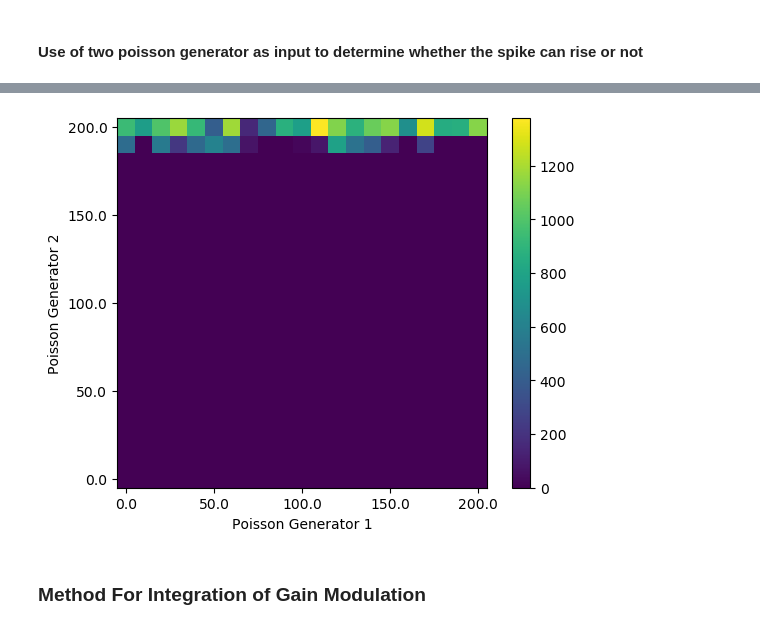
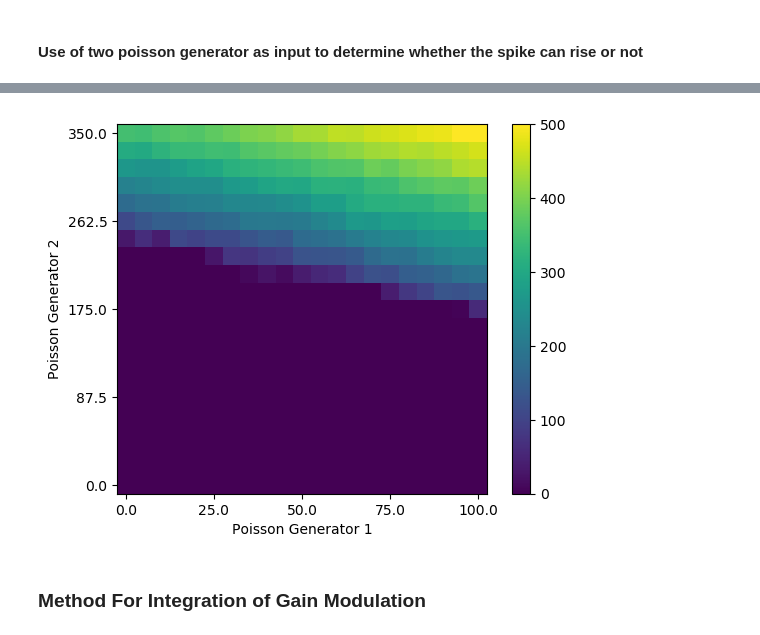
Before and after one commit to aung9htet/counting_snn, a Jupyter notebook: subitization_notebook.ipynb, the cells around one changed output, grey strips where cells are left out. Drawn from its saved outputs; the diff is of its cells as text; code cells hidden in the pictures.

```diff
--- a/subitization_notebook.ipynb
+++ b/subitization_notebook.ipynb
@@ -477,7 +477,7 @@ def test_tau_generator(tau_m, rate):
     return len(spike_recorder.get("events")["times"])/10, multimeter.get()
 # %%
 plt.figure()
-tau_range = np.linspace(1, 1.4, 11)
+tau_range = np.linspace(1, 2, 11)
 rate_range = range(0, 200, 10)
 record_fr = np.empty(0)
 for tau in tau_range:
@@ -567,14 +567,14 @@ def test_gain_mod(rate1, rate2, weight1, weight2):
     nest.Simulate(10000)
 
     # print(spike_recorder.get("events")["times"])
-    return len(spike_recorder.get("events")["times"]), multimeter.get()
+    return len(spike_recorder.get("events")["times"])/10, multimeter.get()
 # %%
 fig, axs = plt.subplots(10,10)
 max_range = 200
 min_range = 0
 no_of_test = 21
-w1_list = np.linspace(0.1, 1, 10)
-w2_list = np.linspace(0.1, 1, 10)
+w1_list = np.linspace(1, 1.5, 10)
+w2_list = np.linspace(1, 1.5, 10)
 for w1 in range(10):
     for w2 in range(10):
         print(w1_list[w1],w2_list[w2])
@@ -598,24 +613,24 @@ KeyboardInterrupt:
 # %%
-max_range = 200
+max_range = 350
 min_range = 0
 no_of_test = 21
 rate1_range = np.linspace(max_range,min_range, no_of_test)
-rate2_range = np.linspace(min_range,max_range, no_of_test)
+rate2_range = np.linspace(min_range, 130, no_of_test)
 record_fr = np.empty((len(rate1_range), len(rate2_range)))
 for r1_i in range(len(rate1_range)):
     for r2_i in range(len(rate2_range)):
-        fr, _ = test_gain_mod(rate1_range[r1_i], rate2_range[r2_i], 2.3, 0)
+        fr, _ = test_gain_mod(rate1_range[r1_i], rate2_range[r2_i], 1.5, 0.9)
         record_fr[r1_i][r2_i] = fr
 plt.figure()
 plt.imshow(record_fr)
 plt.xlabel("Poisson Generator 1")
 plt.ylabel("Poisson Generator 2")
-plt.xticks(ticks=np.linspace(0, no_of_test - 1,5), labels=np.linspace(min_range, max_range, 5))
+plt.xticks(ticks=np.linspace(0, no_of_test - 1,5), labels=np.linspace(min_range, 100, 5))
 plt.yticks(ticks=np.linspace(0, no_of_test - 1,5), labels=np.linspace(max_range, min_range, 5))
 plt.colorbar()
 plt.show()
 # %% [output]
-[figure, old version]
+[figure, new version]
 # %% [markdown]
 ### Method For Integration of Gain Modulation
 # %%
```
Also changed, not shown: parts of 2 cells of this notebook.
